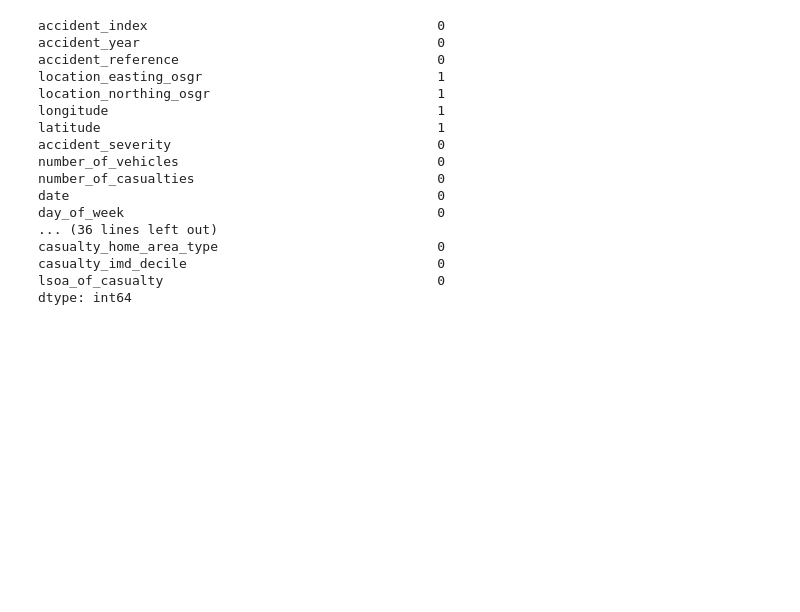
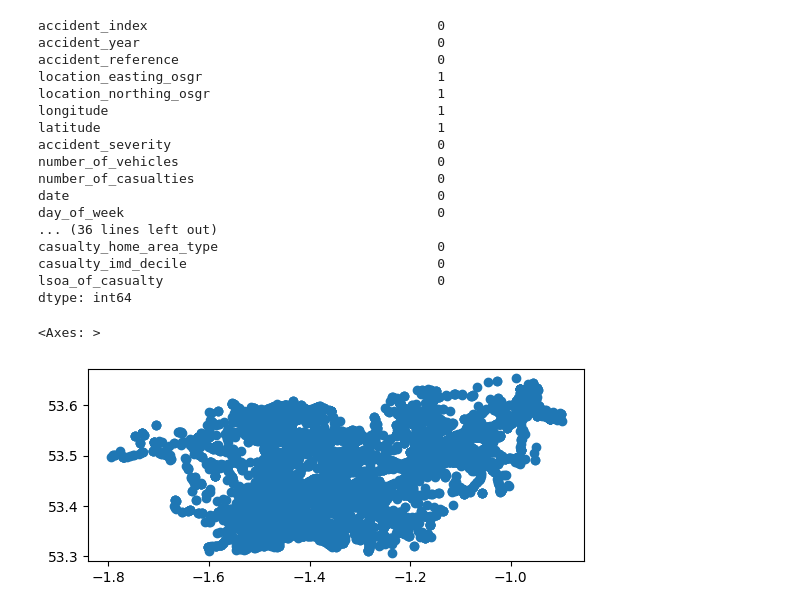
Before and after one commit to EJCassella/DfT_data_project, a Jupyter notebook: DfT data cleaning.ipynb, the cells around one changed output. Drawn from its saved outputs; the diff is of its cells as text; code cells hidden in the pictures; blank space fills up the shorter version.

```diff
--- a/DfT data cleaning.ipynb
+++ b/DfT data cleaning.ipynb
@@ -54,3 +54,8 @@ dtype: int64
 # %%
 test = gpd.GeoDataFrame(data, geometry = gpd.points_from_xy(data.longitude, data.latitude))
 test.crs = {'init': 'epsg:27700'}
+# %%
+test.plot()
+# %% [output]
+<Axes: >
+[figure, added]
```
Also changed, not shown: 2 other files.
